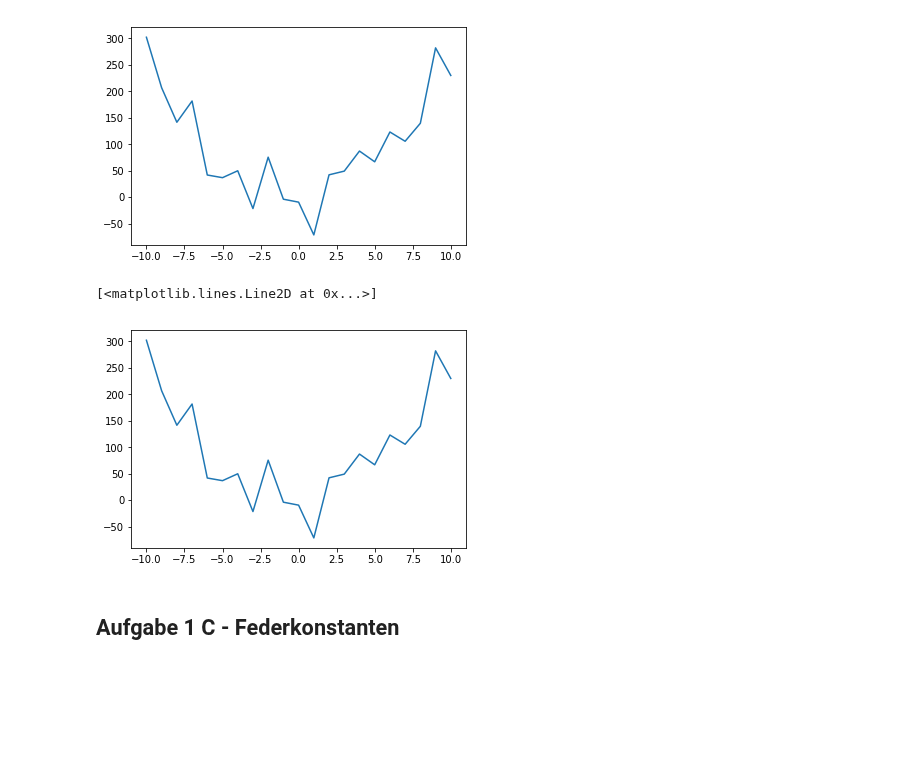
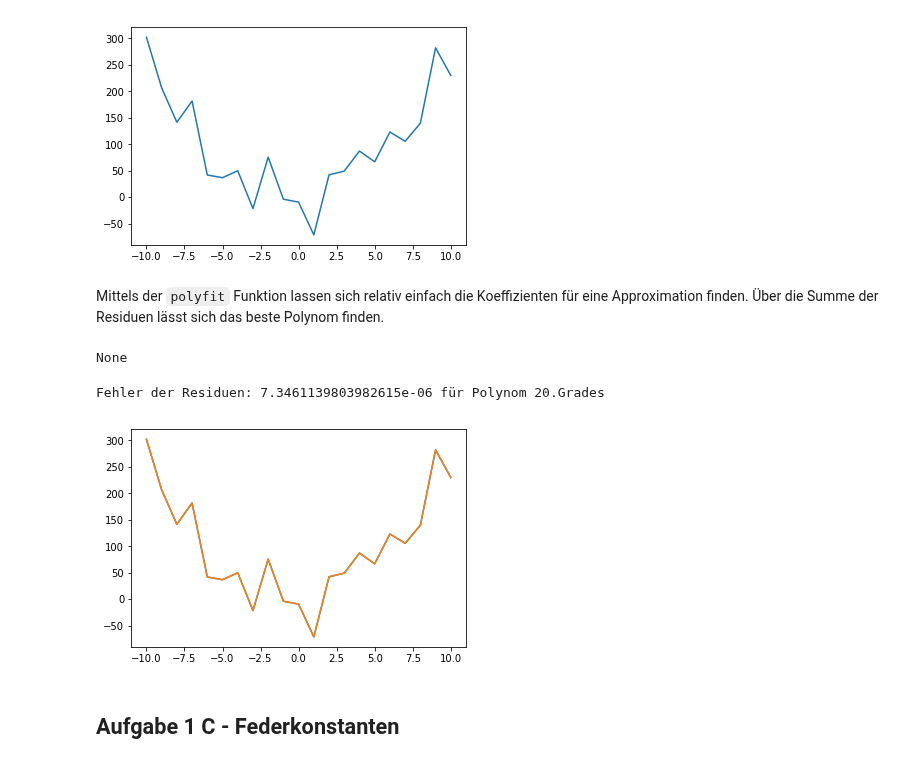
Before and after one commit to darenegade/modellbildung, a Jupyter notebook: Abgabe1/Abgabe1.ipynb, the cells around one changed output. Saved outputs shown, nothing was run; the diff lists cells and outputs as text; code cells hidden in the pictures; blank space fills up the shorter version.

```diff
--- a/Abgabe1/Abgabe1.ipynb
+++ b/Abgabe1/Abgabe1.ipynb
@@ -132,13 +164,31 @@ plt.plot(Unknown['x'], Unknown['y'])
 # %% [output]
 [<matplotlib.lines.Line2D at 0x...>]
 [figure]
-# %%
-fit = pylab.polyfit(Unknown['x'], Unknown['y'], 20)
-fit_fn = pylab.poly1d(fit)
-plt.plot(Unknown['x'], fit_fn(Unknown['x']))
-# %% [output]
-[<matplotlib.lines.Line2D at 0x...>]
-[figure, removed]
+# %% [markdown]
+Mittels der `polyfit` Funktion lassen sich relativ einfach die Koeffizienten für eine Approximation finden. Über die Summe der Residuen lässt sich das beste Polynom finden.
+# %%
+from IPython import display
+stdErrFn = lambda  fittet_list: math.sqrt(sum([(x-y)**2 for x, y in zip(fittet_list, Unknown['x'])]))
+
+i = 1
+se = float("inf")
+se_accept = 0.01
+while se > se_accept:
+    fit = pylab.polyfit(Unknown['y'], Unknown['x'], i)
+    fit_fn = pylab.poly1d(fit)
+    se = stdErrFn(fit_fn(Unknown['y']))
+    display.clear_output(wait=True)
+    display.display(plt.gcf().clear())
+    print ('Fehler der Residuen: ' + str(stdErrFn(fit_fn(Unknown['y']))) + ' für Polynom ' + str(i) + '.Grades')
+    plt.plot(Unknown['y'], fit_fn(Unknown['y']))
+    plt.plot(Unknown['y'], Unknown['x'])
+    plt.show()
+    time.sleep(1)
+    i += 1
+# %% [output]
+None
+Fehler der Residuen: 7.3461139803982615e-06 für Polynom 20.Grades
+[figure, added]
 # %% [markdown]
 ## Aufgabe 1 C - Federkonstanten
 # %% [markdown]
```
Also changed, not shown: parts of 14 cells of this notebook, 2 other files.
